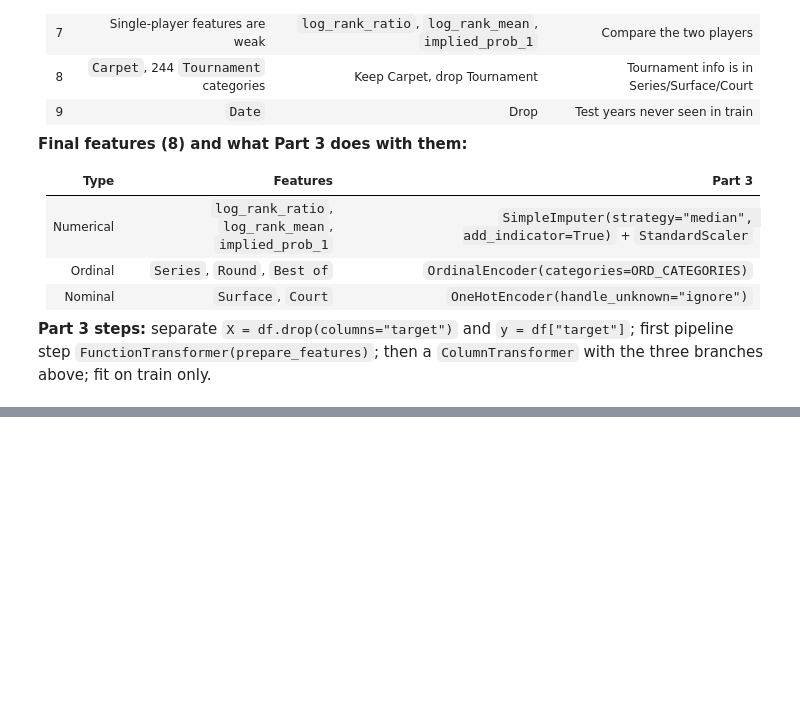
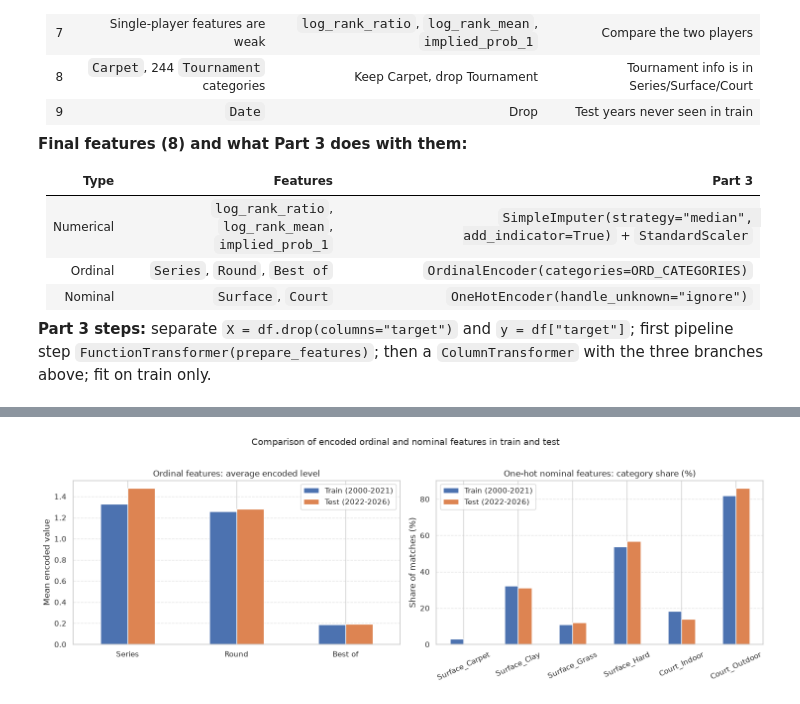
Before and after one commit to PeroPeki/machine_learning_erasmus, a Jupyter notebook: notebooks/data_explanation.ipynb, the cells around one changed output, grey strips where cells are left out. Drawn from its saved outputs; the diff is of its cells as text; code cells hidden in the pictures; blank space fills up the shorter version.

```diff
--- a/notebooks/data_explanation.ipynb
+++ b/notebooks/data_explanation.ipynb
@@ -1317,0 +1587,29 @@ Court    train: ['Indoor', 'Outdoor']   test: ['Indoor', 'Outdoor']
+# %%
+fig, axes = plt.subplots(1, 2, figsize=(15, 5))
+
+# Left panel: mean value of ordinal features in train vs test
+ord_means = pd.DataFrame({
+    "Train (2000-2021)": X_train_prepared_df[ORD_FEATURES].mean(),
+    "Test (2022-2026)": X_test_prepared_df[ORD_FEATURES].mean(),
+})
+ord_means.plot(kind="bar", ax=axes[0], color=[BLUE, ORANGE], rot=0)
+axes[0].set_title("Ordinal features: average encoded level")
+axes[0].set_ylabel("Mean encoded value")
+axes[0].grid(axis="y", linestyle="--", alpha=0.5)
+
+# Right panel: share of each one-hot nominal category in train vs test
+nom_cols = [c for c in feature_names if c.startswith("Surface_") or c.startswith("Court_")]
+nom_shares = pd.DataFrame({
+    "Train (2000-2021)": X_train_prepared_df[nom_cols].mean() * 100,
+    "Test (2022-2026)": X_test_prepared_df[nom_cols].mean() * 100,
+})
+nom_shares.plot(kind="bar", ax=axes[1], color=[BLUE, ORANGE], rot=25)
+axes[1].set_title("One-hot nominal features: category share (%)")
+axes[1].set_ylabel("Share of matches (%)")
+axes[1].grid(axis="y", linestyle="--", alpha=0.5)
+
+plt.suptitle("Comparison of encoded ordinal and nominal features in train and test", y=1.02, fontsize=13)
+plt.tight_layout()
+save_fig("p3_encoded_features_train_test")
+# %% [output]
+[figure, added]
```
Also changed, not shown: parts of 40 cells of this notebook, 23 other files.
